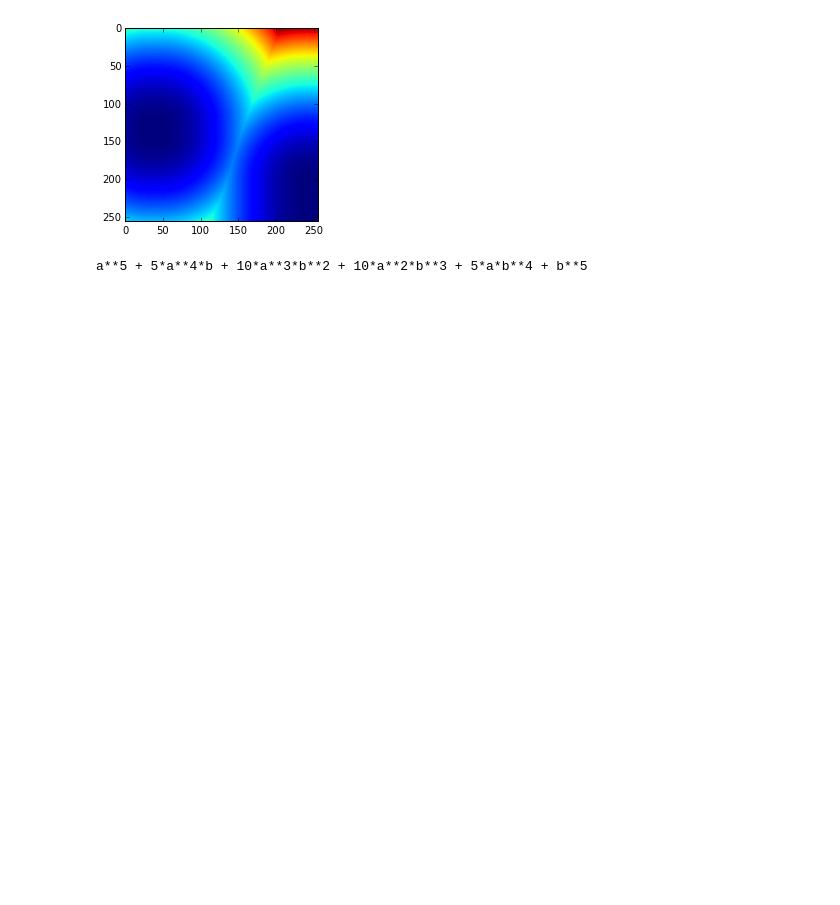
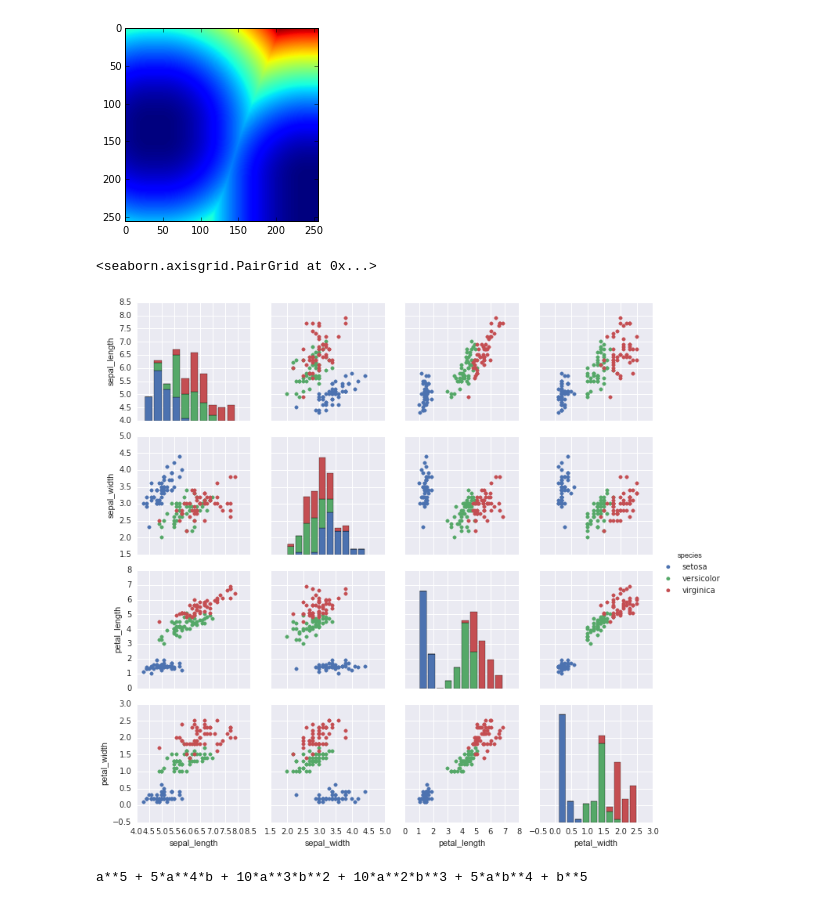
Before and after one commit to winpython/winpython_afterdoc, a Jupyter notebook: docs/Winpython_checker.ipynb, the cells around one changed output. Saved outputs shown, nothing was run; the diff lists cells and outputs as text; code cells hidden in the pictures; blank space fills up the shorter version.

```diff
--- a/docs/Winpython_checker.ipynb
+++ b/docs/Winpython_checker.ipynb
@@ -137,4 +160,13 @@ p.imshow(dmap)
 p.show()
 # %% [output]
 [figure]
+# %%
+# checking seaborn (it changes matplotlib defaults, so testing last)
+import seaborn as sns
+sns.set()
+df = sns.load_dataset("iris")
+sns.pairplot(df, hue="species", size=2.5)
+# %% [output]
+<seaborn.axisgrid.PairGrid at 0x...>
+[figure, added]
 # %%
```
Also changed, not shown: parts of 32 cells of this notebook, 3 other files.
